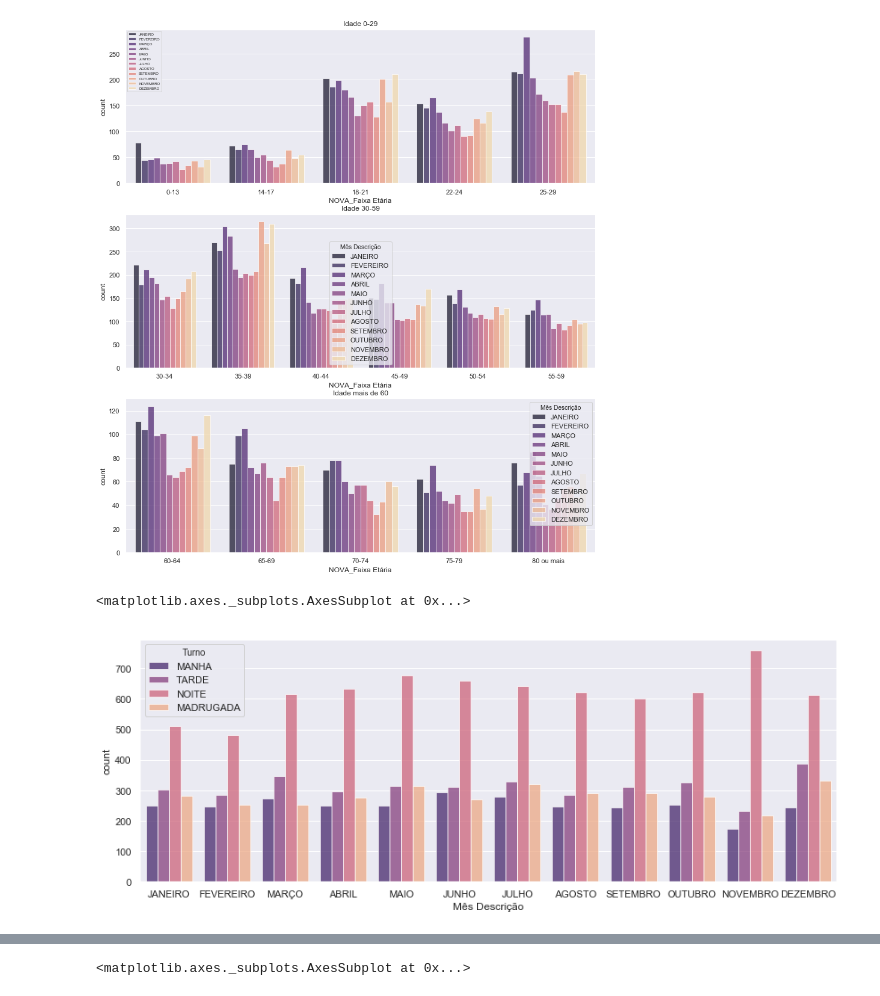
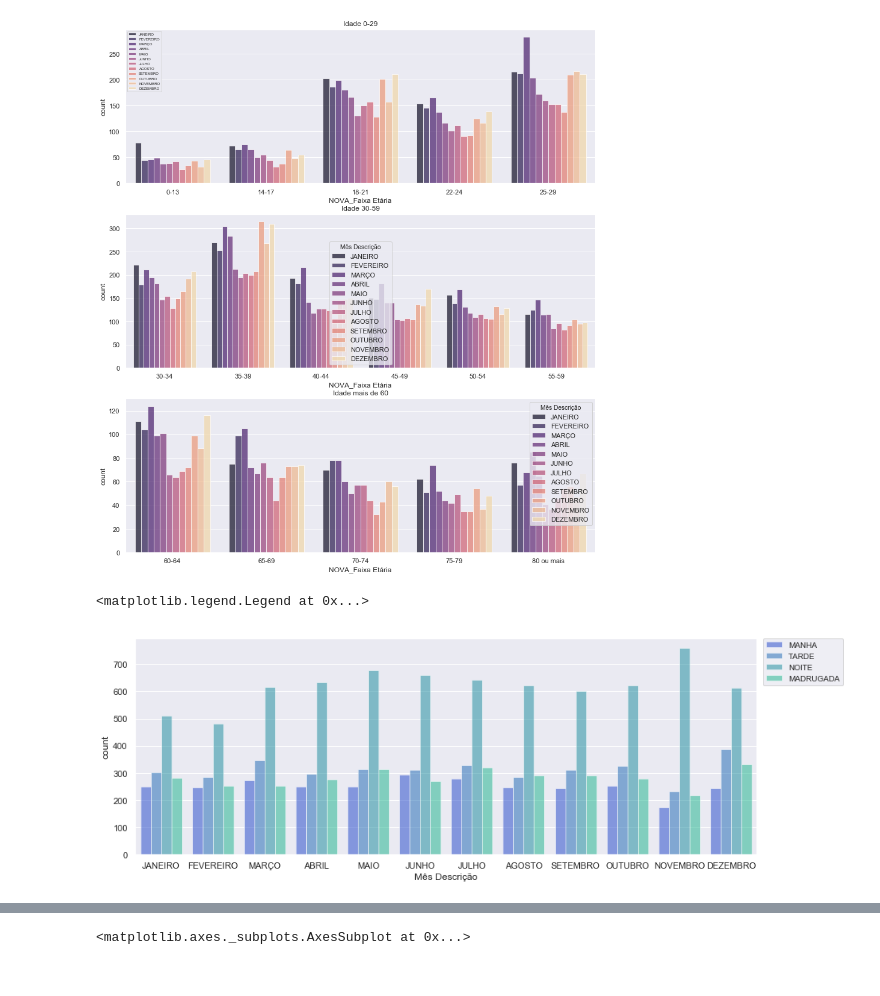
Before and after one commit to anabeatrizfig/Traffic-Accidents-INFOSIGA_S-o-Paulo-Brazil, a Jupyter notebook: INFOSIGA.ipynb, the cells around one changed output, grey strips where cells are left out. Drawn from its saved outputs; the diff is of its cells as text; code cells hidden in the pictures.

```diff
--- a/INFOSIGA.ipynb
+++ b/INFOSIGA.ipynb
@@ -739,0 +752,8 @@ base_all.to_csv('Base_completa.csv')
+# %%
+#_________________________RODAR
+#transformando Idade em int64
+base_all['Idade'] = base_all['Idade'].astype('float64')
+
+# base_all['Idade'].value_counts()
+# base_all.info()
+base_all['Idade'].unique()
@@ -765,7 +817,7 @@ array(['65-69', '45-49', '25-29', '0-17', '60-64', '18-24', '30-34',
 #como eu completei as idades faltantes com a mediana, preciso criar novas faixas etárias condizentes com essas idades
 # Vou criar uma nova coluna
 
-bins = [0,14,18,22,25,30,35,40,45,50,55,60,65,70,75,80,120]
+bins = [0,14,18,22,25,30,35,40,45,50,55,60,65,70,75,80,100]
 labels = ['0-13','14-17','18-21','22-24','25-29','30-34','35-39','40-44','45-49','50-54','55-59','60-64','65-69','70-74',
           '75-79', '80 ou mais']
 
@@ -880,6 +912,3 @@ Metropolitana de São Paulo    7394
 São José dos Campos           1491
 Baixada Santista              1108
 Name: Região Administrativa, dtype: int64
-# %%
-base_teste_1 = base_teste.loc[base_teste['Região Administrativa'].str.contains(
-                          'Metropolitana de São Paulo|São José dos Campos|Baixada Santista')]
@@ -1043,34 +1118,35 @@ sns.set(style="darkgrid")
 
 # # dia_semana = base_2017_1['Dia Semana'].value_counts()
 angulo=90
-alp = 0.7
+alp = 0.5
 pal = 'magma'
+pal2 = 'winter'
 titsz = 15
 plt.rc('font', size = 6)
 
-
+plt.figure(figsize=(12,10))
 plt.subplot(221)
-sns.countplot('Ano Óbito', data=base_all_3, alpha = alp, palette=pal)
-plt.xticks(rotation=angulo)
+sns.countplot('Ano Óbito', data=base_all_3, alpha = alp, palette=pal2)
+# plt.xticks(rotation=angulo)
 
 # Sem 2016 e 2019 - com esses anos dá uma análise errada com o aumento em março
 plt.subplot(222)
 sns.countplot('Mês Descrição', data=base_all_3[(base_all_3['Ano Óbito']!=(2016)) &
                                                        (base_all_3['Ano Óbito']!=(2019))],
-              alpha = alp, palette=pal,
+              alpha = alp, palette=pal2,
               order=['JANEIRO', 'FEVEREIRO', 'MARÇO', 'ABRIL', 'MAIO', 'JUNHO', 'JULHO',
              'AGOSTO','SETEMBRO', 'OUTUBRO', 'NOVEMBRO', 'DEZEMBRO'])
 plt.xticks(rotation=angulo)
 
 plt.subplot(223)
-sns.countplot(base_all_3['Dia Semana'], alpha = alp, palette=pal,
+sns.countplot(base_all_3['Dia Semana'], alpha = alp, palette=pal2,
              order=['DOMINGO', 'SEGUNDA', 'TERÇA', 'QUARTA', 'QUINTA', 'SEXTA', 'SÁBADO'])
 plt.xticks(rotation=angulo)
 
 plt.subplot(224)
-sns.countplot('Turno', data=base_all_3, alpha = alp, palette=pal,
+sns.countplot('Turno', data=base_all_3, alpha = alp, palette=pal2,
              order=['MANHA', 'TARDE', 'NOITE', 'MADRUGADA'])
-plt.xticks(rotation=angulo)
+# plt.xticks(rotation=angulo)
 
 plt.subplots_adjust(hspace=0.5,wspace=0.35)
 
@@ -1216,16 +1295,18 @@ Text(0.5, 1.0, 'Idade mais de 60')
 # %%
 # Meses em relação ao turno - sem os anos de 2016 e 2019
 plt.figure(figsize=(14,5))
 sns.countplot(x='Mês Descrição', hue= 'Turno', data=base_all_3[(base_all_3['Ano Óbito']!=(2016)) &
                                                        (base_all_3['Ano Óbito']!=(2019))],
               alpha = alp,
               hue_order = ['MANHA', 'TARDE', 'NOITE', 'MADRUGADA'],
               order = ['JANEIRO', 'FEVEREIRO', 'MARÇO', 'ABRIL', 'MAIO', 'JUNHO', 'JULHO',
              'AGOSTO','SETEMBRO', 'OUTUBRO', 'NOVEMBRO', 'DEZEMBRO'],
-             palette=pal)
+             palette=pal2)
+
+plt.legend(loc=(1.01,0.78), fontsize=10)
 # %% [output]
-<matplotlib.axes._subplots.AxesSubplot at 0x...>
+<matplotlib.legend.Legend at 0x...>
-[figure, old version]
+[figure, new version]
 # %%
 # Meses em relação ao dia de semana -sem considerar 2016 e 2019
 # Outubro Novembro e Dezembro tem um aumento grande nos óbitos de Domingo
```
Also changed, not shown: parts of 51 cells of this notebook.
